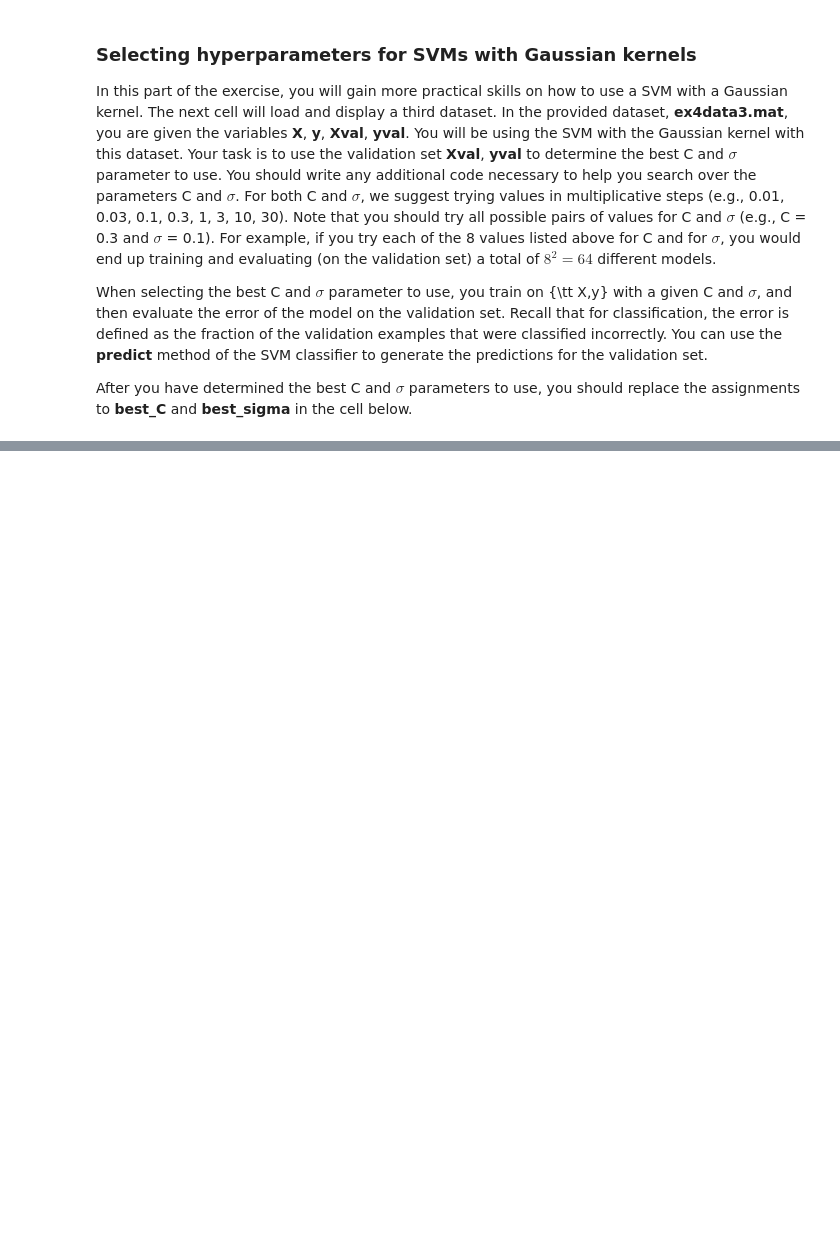
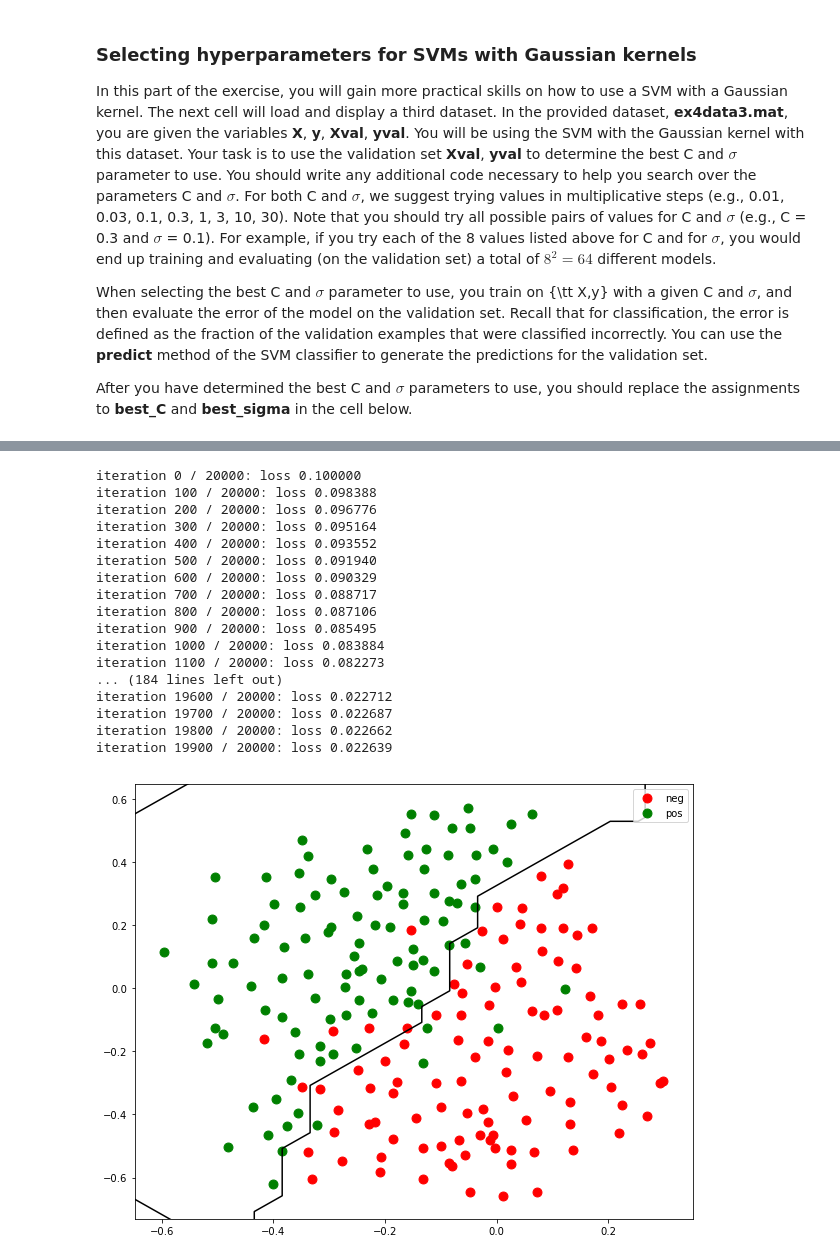
Before and after one commit to xystevensun/comp540, a Jupyter notebook: homework/hw4/binary_svm.ipynb, the cells around one changed output, grey strips where cells are left out. Cells and saved outputs as stored; diff of their text form; code cells hidden in the pictures; blank space fills up the shorter version.

```diff
--- a/homework/hw4/binary_svm.ipynb
+++ b/homework/hw4/binary_svm.ipynb
@@ -306,26 +381,51 @@ sigma_vals = [0.01,0.03,0.1,0.3,1,3,10,30]
 # %%
 # TODO: make sure you put in the best_C and best_sigma from the analysis above!
 
 
-best_C = None
-best_sigma = None
+best_C = 0.1
+best_sigma = 0.1
 
 # train an SVM on (X,y) with best_C and best_sigma
 best_svm = LinearSVM_twoclass()
 
 ############################################################################
 # TODO: construct the Gram matrix of the data with best_sigma, scale it, add the column of ones
 # Then use svm_train to train best_svm with the best_C parameter. Use 20,000 iterations and
 # a learning rate of 1e-4. Use batch_size of the entire training data set.
 # About 5-6 lines of code expected here.
 ############################################################################
-
-
+K = np.array([utils.gaussian_kernel(x1,x2,best_sigma) for x1 in X for x2 in X]).reshape(X.shape[0],X.shape[0])
+scaler = preprocessing.StandardScaler().fit(K)
+scaleK = scaler.transform(K)
+KK = np.vstack([np.ones((scaleK.shape[0],)),scaleK.T]).T
+best_svm.theta = np.zeros((KK.shape[1],))
+best_svm.train(KK,yy,learning_rate=1e-4,reg=best_C,num_iters=20000,verbose=True,batch_size=KK.shape[0])
+# y_predval = svm.predict(KKval)
+# accuracy = 1.0 * np.sum(y_predval==yval)/yval.shape[0]
 
 ############################################################################
 #       END OF YOUR CODE                                                   #
 ############################################################################
 
 # visualize the boundary (uncomment this line after you learn the best svm)
 
 utils.plot_decision_kernel_boundary(X,y,scaler,best_sigma,best_svm,'','',['neg','pos'])
+# %% [output]
+iteration 0 / 20000: loss 0.100000
+iteration 100 / 20000: loss 0.098388
+iteration 200 / 20000: loss 0.096776
+iteration 300 / 20000: loss 0.095164
+iteration 400 / 20000: loss 0.093552
+iteration 500 / 20000: loss 0.091940
+iteration 600 / 20000: loss 0.090329
+iteration 700 / 20000: loss 0.088717
+iteration 800 / 20000: loss 0.087106
+iteration 900 / 20000: loss 0.085495
+iteration 1000 / 20000: loss 0.083884
+iteration 1100 / 20000: loss 0.082273
+... (184 lines left out)
+iteration 19600 / 20000: loss 0.022712
+iteration 19700 / 20000: loss 0.022687
+iteration 19800 / 20000: loss 0.022662
+iteration 19900 / 20000: loss 0.022639
+[figure, added]
```
Also changed, not shown: parts of 6 cells of this notebook, 4 other files.
